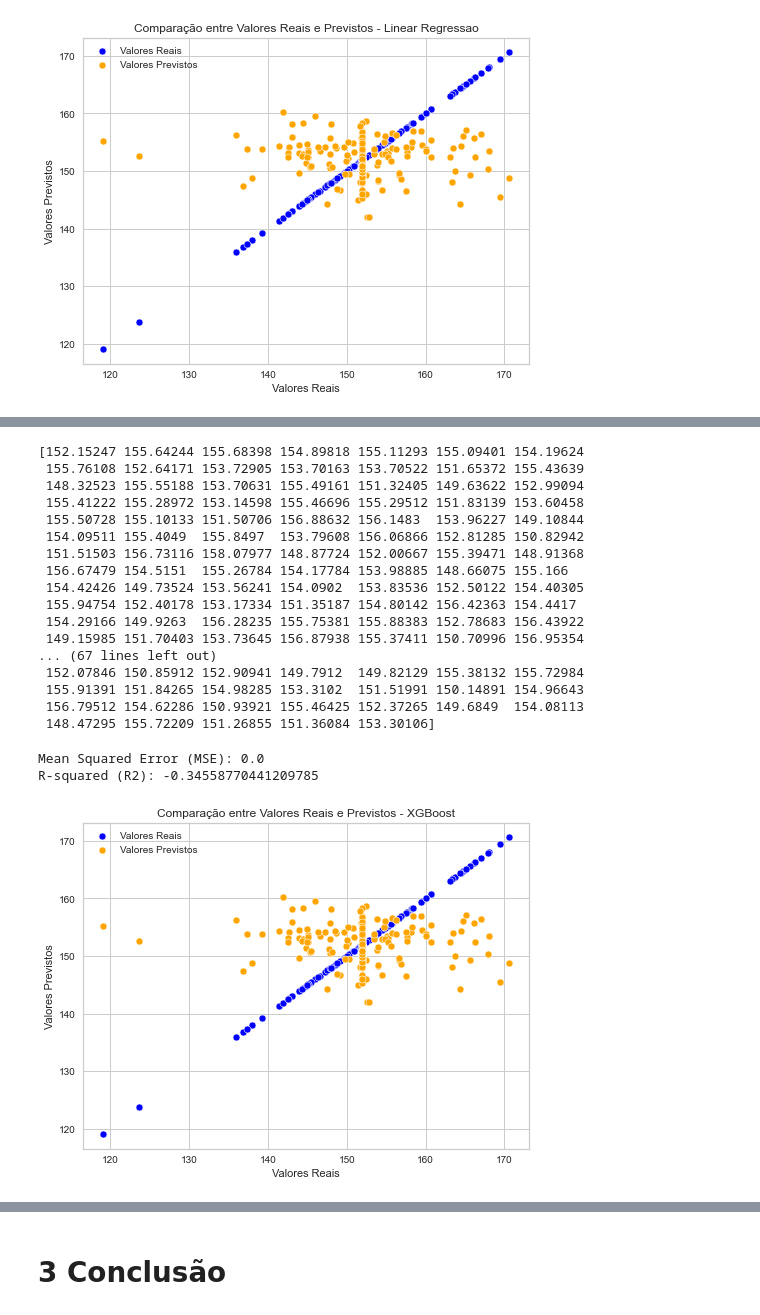
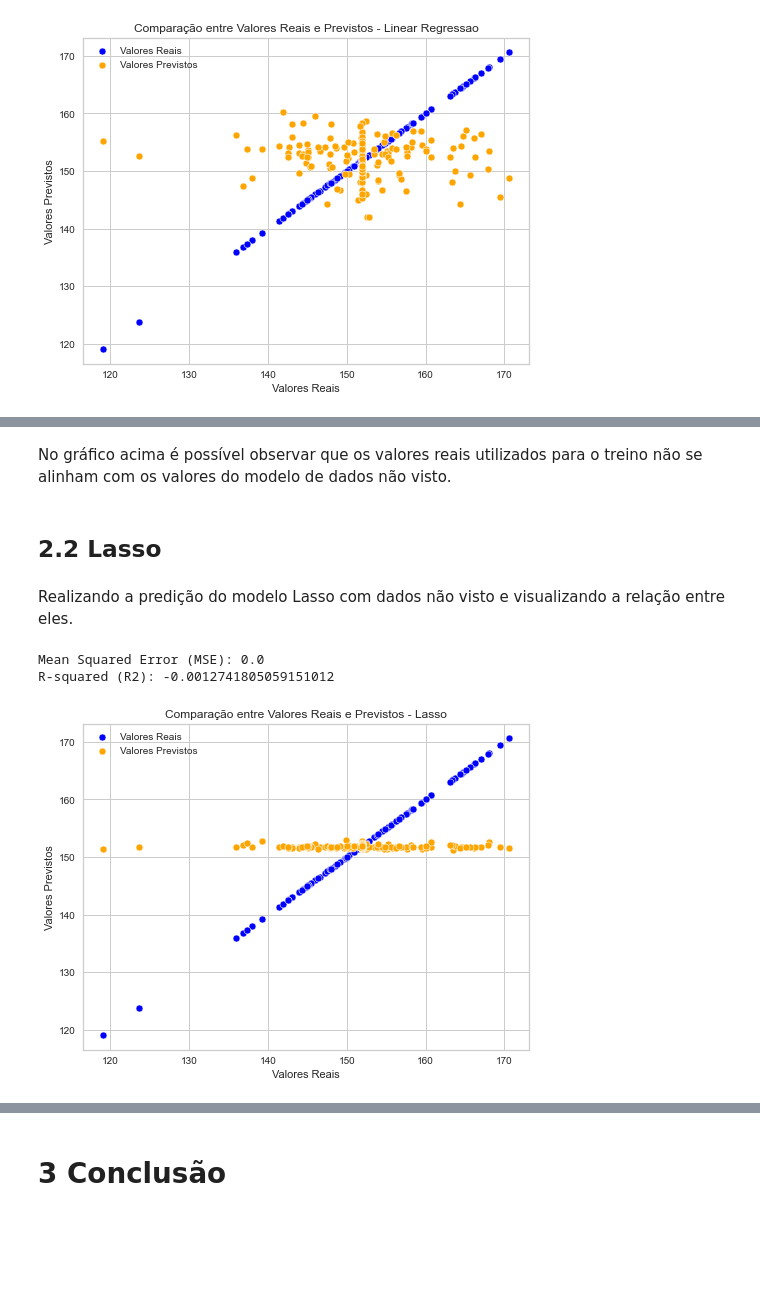
Before and after one commit to tal-rsg/3-MVP, a Jupyter notebook: mvp_machineLearning.ipynb, the cells around one changed output, grey strips where cells are left out. Drawn from its saved outputs; the diff is of its cells as text; code cells hidden in the pictures; blank space fills up the shorter version.

```diff
--- a/mvp_machineLearning.ipynb
+++ b/mvp_machineLearning.ipynb
@@ -979,45 +964,35 @@ Comparando o teste com dados não visto usando XGboost
-# %%
-xgr_saidas = xgr.predict(rescaladeEntradaX)
-print(xgr_saidas)
-# %% [output]
-[152.15247 155.64244 155.68398 154.89818 155.11293 155.09401 154.19624
- 155.76108 152.64171 153.72905 153.70163 153.70522 151.65372 155.43639
- 148.32523 155.55188 153.70631 155.49161 151.32405 149.63622 152.99094
- 155.41222 155.28972 153.14598 155.46696 155.29512 151.83139 153.60458
- 155.50728 155.10133 151.50706 156.88632 156.1483  153.96227 149.10844
- 154.09511 155.4049  155.8497  153.79608 156.06866 152.81285 150.82942
- 151.51503 156.73116 158.07977 148.87724 152.00667 155.39471 148.91368
- 156.67479 154.5151  155.26784 154.17784 153.98885 148.66075 155.166
- 154.42426 149.73524 153.56241 154.0902  153.83536 152.50122 154.40305
- 155.94754 152.40178 153.17334 151.35187 154.80142 156.42363 154.4417
- 154.29166 149.9263  156.28235 155.75381 155.88383 152.78683 156.43922
- 149.15985 151.70403 153.73645 156.87938 155.37411 150.70996 156.95354
-... (67 lines left out)
- 152.07846 150.85912 152.90941 149.7912  149.82129 155.38132 155.72984
- 155.91391 151.84265 154.98285 153.3102  151.51991 150.14891 154.96643
- 156.79512 154.62286 150.93921 155.46425 152.37265 149.6849  154.08113
- 148.47295 155.72209 151.26855 151.36084 153.30106]
+# %% [markdown]
+No gráfico acima é possível observar que os valores reais utilizados para o treino não se alinham com os valores do modelo de dados não visto.
+# %% [markdown]
+## 2.2 Lasso
+# %% [markdown]
+Realizando a predição do modelo Lasso com dados não visto e visualizando a relação entre eles.
+# %%
+# Fazer previsões
+lasso_pred = lasso_model.predict(rescaladeEntradaX)
+
+min3_length = min(len(lry_test), len(lasso_pred))
+y3_test = lry_test[:min3_length]
+y3_pred = lasso_pred[:min3_length]
+
+# Calcular métricas de desempenho
+mse3 = mean_squared_error(y3_test, y3_test)
+r23 = r2_score(y3_test, y3_pred)
+
+print("Mean Squared Error (MSE):", mse3)
+print("R-squared (R2):", r23)
+# %% [output]
+Mean Squared Error (MSE): 0.0
+R-squared (R2): -0.0012741805059151012
 # %%
-min2_length = min(len(lry_test), len(xgr_saidas))
-y2_test = lry_test[:min2_length]
-y2_pred = saidas[:min2_length]
-# Calcular métricas de desempenho
-mse = mean_squared_error(y2_test, y2_test)
-r2 = r2_score(y2_test, y2_pred)
-
-print("Mean Squared Error (MSE):", mse)
-print("R-squared (R2):", r2)
-
 # Visualizar a relação entre os valores previstos e reais
 plt.figure(figsize=(8, 6))
 #sns.scatterplot(x=y_test, y=saidas)
-sns.scatterplot(x=y2_test, y=y2_test, color='blue', label='Valores Reais')
-sns.scatterplot(x=y2_test, y=y2_pred, color='orange', label='Valores Previstos')
+sns.scatterplot(x=y3_test, y=y3_test, color='blue', label='Valores Reais')
+sns.scatterplot(x=y3_test, y=y3_pred, color='orange', label='Valores Previstos')
 plt.xlabel("Valores Reais")
 plt.ylabel("Valores Previstos")
-plt.title("Comparação entre Valores Reais e Previstos - XGBoost")
+plt.title("Comparação entre Valores Reais e Previstos - Lasso")
 plt.show()
 # %% [output]
-Mean Squared Error (MSE): 0.0
-R-squared (R2): -0.34558770441209785
-[figure, old version]
+[figure, new version]
```
Also changed, not shown: parts of 29 cells of this notebook.
